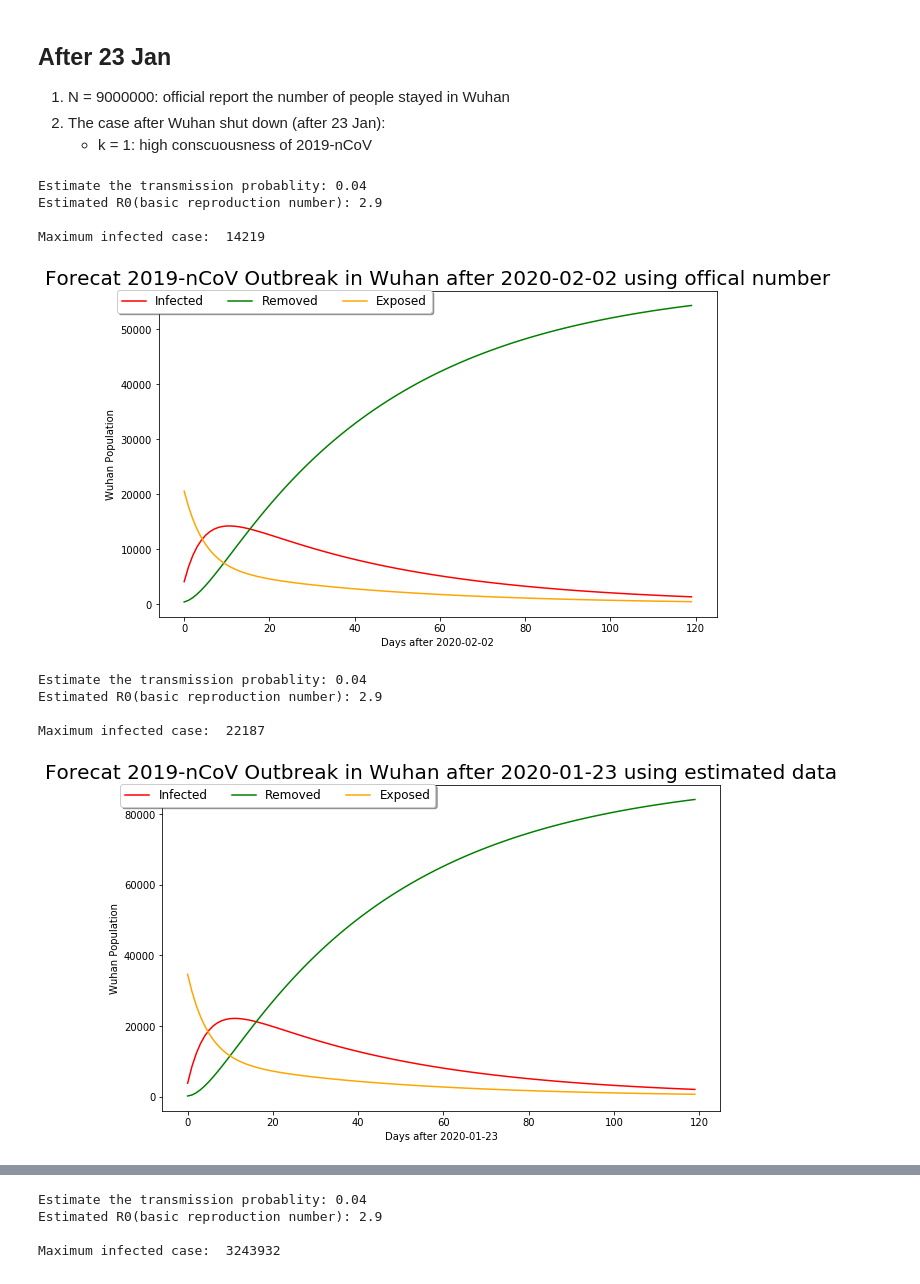
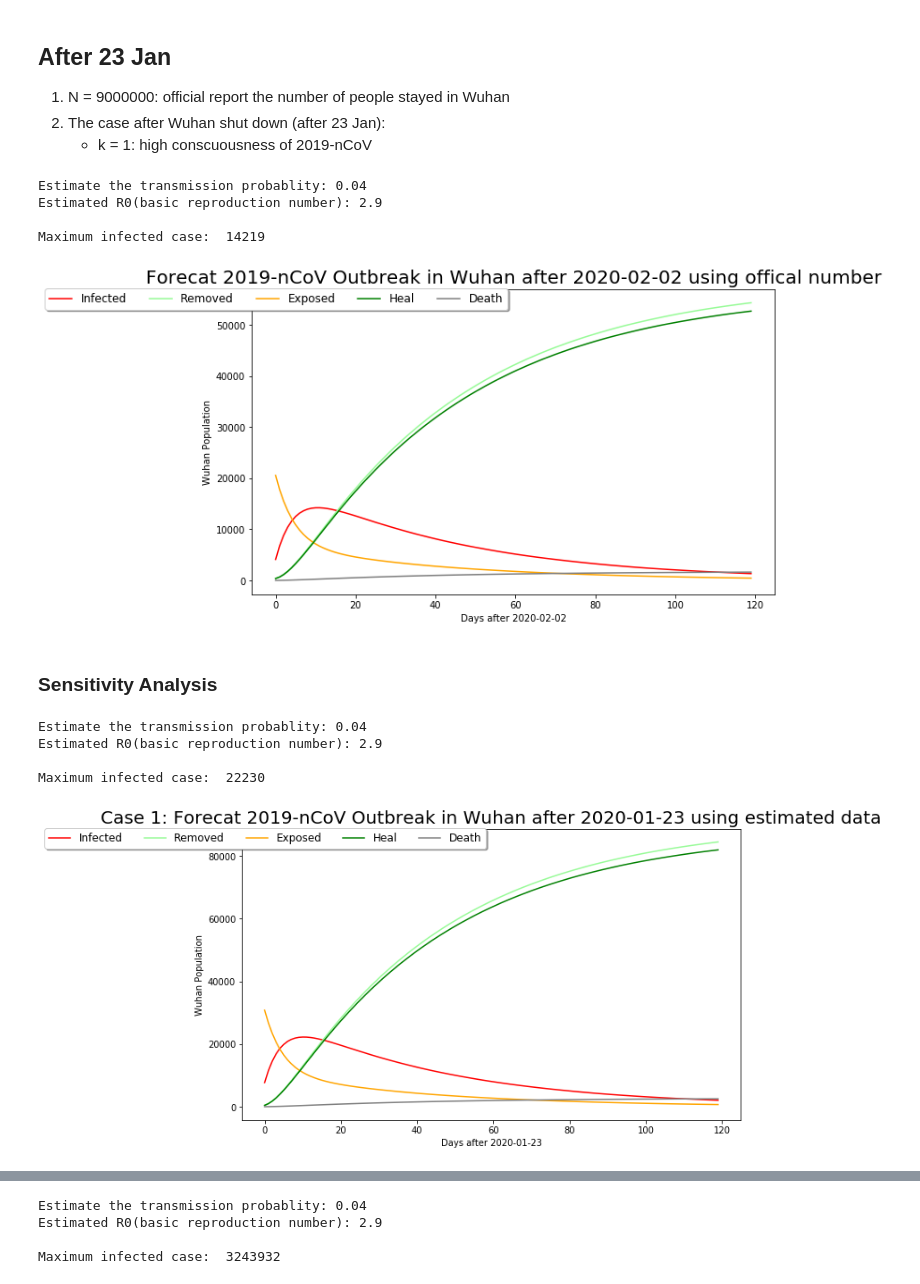
Before and after one commit to YiranJing/Coronavirus-Epidemic-COVID-19, a Jupyter notebook: Model 2/Forecast_Outbreak_Wuhan.ipynb, the cells around one changed output, grey strips where cells are left out. Cells and saved outputs as stored; diff of their text form; code cells hidden in the pictures.

```diff
--- a/Model 2/Forecast_Outbreak_Wuhan.ipynb
+++ b/Model 2/Forecast_Outbreak_Wuhan.ipynb
@@ -112,27 +112,29 @@ Maximum infected case:  3640631
 # %%
 """
 after Wuhan shut down (after 23 Jan)
 beta: The contact rate is half than before
 N = 9000000
 k = 1 # effective goverment control and individual protection
 
 2020 Feb 02:
 R0 = 175+224. curedCount: 175, deadCount: 224
 I0 = 4109 # offical number on 02 Feb
 
 Suppose E0 = I0*5: the number of ppl in incubation is 5 times the confirmed cases.
 """
 #past_days = 47 # the number of past days after 2019-12-08
 case1 = Estimate_Wuhan_Outbreak(Est, k = 1, N=9000000,
                 E0 = 4109 * 5, I0 = 4109, R0 = (175+224), T=7, econ = 120)
 result2 = case1._run_SIER('Forecat 2019-nCoV Outbreak in Wuhan after 2020-02-02 using offical number',
-        'Wuhan Population','Days after 2020-02-02', show_Sus = False)
+        'Wuhan Population','Days after 2020-02-02', death_rate = 0.03, show_Sus = False)
 # %% [output]
 Estimate the transmission probablity: 0.04
 Estimated R0(basic reproduction number): 2.9
 
 Maximum infected case:  14219
-[figure, old version]
+[figure, new version]
+# %% [markdown]
+### Sensitivity Analysis
 # %%
 """
 case 1:
@@ -152,14 +154,14 @@ Est_beta = Est._estimate_transmission_probablity()*k
 
 case2 = Estimate_Wuhan_Outbreak(Est, k = 1, N=9000000,
                 E0 = E0, I0 = I0, R0 = R0, T=7, econ = 120)
-result3 = case2._run_SIER('Forecat 2019-nCoV Outbreak in Wuhan after 2020-01-23 using estimated data',
-        'Wuhan Population','Days after 2020-01-23', show_Sus = False)
+result3 = case2._run_SIER('Case 1: Forecat 2019-nCoV Outbreak in Wuhan after 2020-01-23 using estimated data',
+        'Wuhan Population','Days after 2020-01-23', death_rate = 0.03, show_Sus = False)
 # %% [output]
 Estimate the transmission probablity: 0.04
 Estimated R0(basic reproduction number): 2.9
 
-Maximum infected case:  22187
+Maximum infected case:  22230
-[figure, old version]
+[figure, new version]
 # %%
 """
 case2: Assume the mean duration of the infection is 30 days
```
Also changed, not shown: parts of 8 cells of this notebook, 13 other files.
